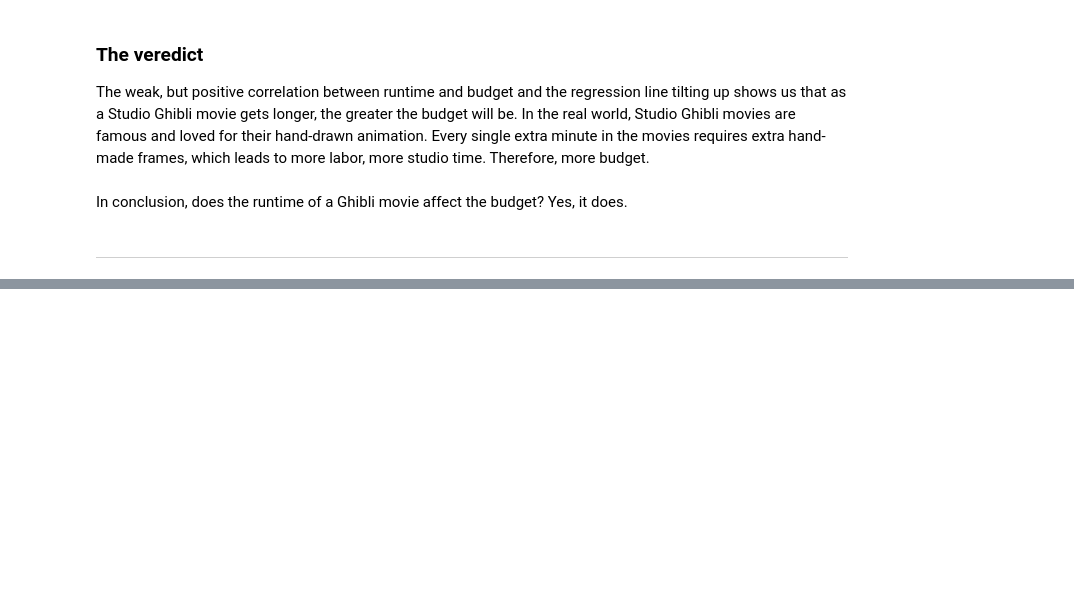
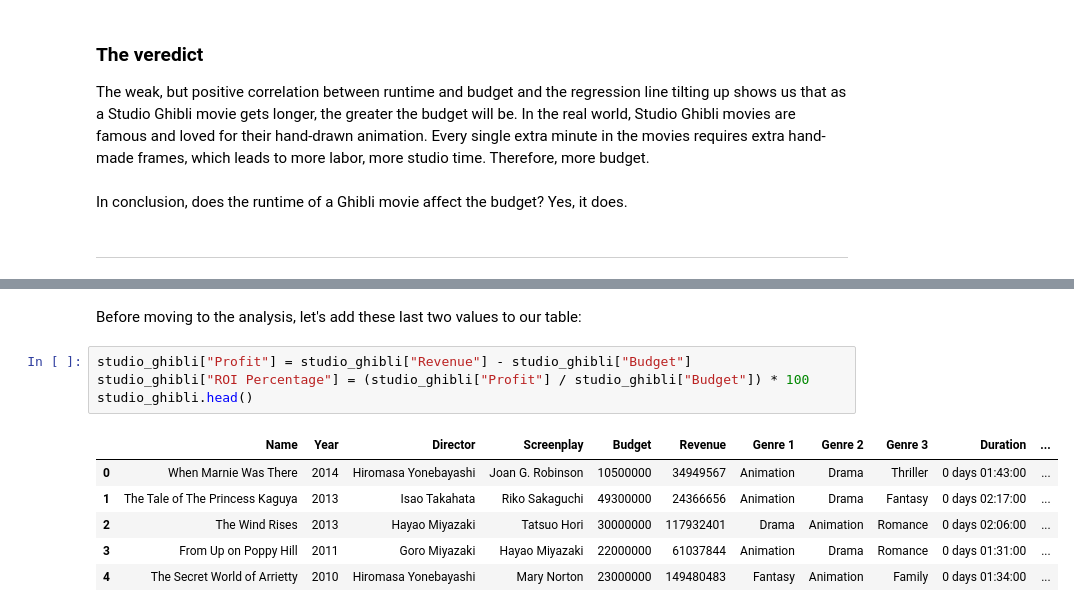
Before and after one commit to sarahi-capi/ghibli-data-analysis, a Jupyter notebook: notebooks/02_exploratory_data_analysis.ipynb, the cells around one changed output, grey strips where cells are left out. Drawn from its saved outputs; the diff is of its cells as text; blank space fills up the shorter version.

```diff
--- a/notebooks/02_exploratory_data_analysis.ipynb
+++ b/notebooks/02_exploratory_data_analysis.ipynb
@@ -226,0 +234,13 @@ In conclusion, does the runtime of a Ghibli movie affect the budget? Yes, it doe
+# %% [markdown]
+Before moving to the analysis, let's add these last two values to our table:
+# %%
+studio_ghibli["Profit"] = studio_ghibli["Revenue"] - studio_ghibli["Budget"]
+studio_ghibli["ROI Percentage"] = (studio_ghibli["Profit"] / studio_ghibli["Budget"]) * 100
+studio_ghibli.head()
+# %% [output]
+|  | Name | Year | Director | Screenplay | Budget | Revenue | Genre 1 | Genre 2 | Genre 3 | Duration | ... |
+| 0 | When Marnie Was There | 2014 | Hiromasa Yonebayashi | Joan G. Robinson | 10500000 | 34949567 | Animation | Drama | Thriller | 0 days 01:43:00 | ... |
+| 1 | The Tale of The Princess Kaguya | 2013 | Isao Takahata | Riko Sakaguchi | 49300000 | 24366656 | Animation | Drama | Fantasy | 0 days 02:17:00 | ... |
+| 2 | The Wind Rises | 2013 | Hayao Miyazaki | Tatsuo Hori | 30000000 | 117932401 | Drama | Animation | Romance | 0 days 02:06:00 | ... |
+| 3 | From Up on Poppy Hill | 2011 | Goro Miyazaki | Hayao Miyazaki | 22000000 | 61037844 | Animation | Drama | Romance | 0 days 01:31:00 | ... |
+| 4 | The Secret World of Arrietty | 2010 | Hiromasa Yonebayashi | Mary Norton | 23000000 | 149480483 | Fantasy | Animation | Family | 0 days 01:34:00 | ... |
```
Also changed, not shown: parts of 1 cell of this notebook.
